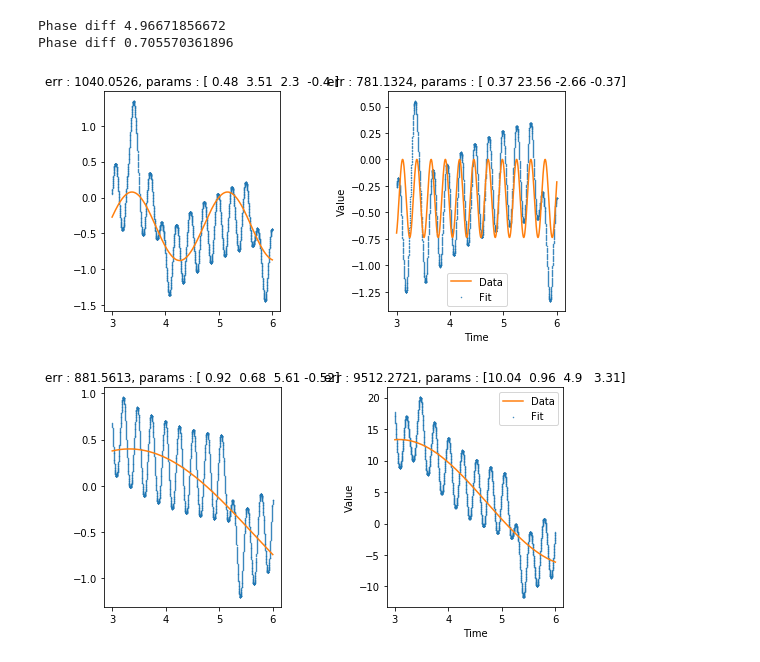
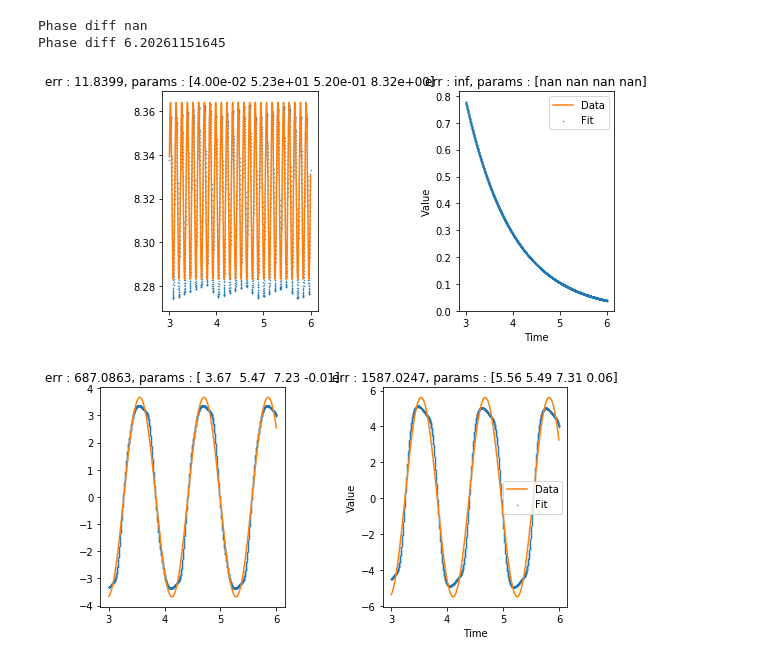
Before and after one commit to Raphtor/cpg_search, a Jupyter notebook: Motif_result_processing_step2.ipynb, the cells around one changed output. Cells and saved outputs as stored; diff of their text form; code cells hidden in the pictures.

```diff
--- a/Motif_result_processing_step2.ipynb
+++ b/Motif_result_processing_step2.ipynb
@@ -25,7 +25,7 @@ from tqdm import tqdm
 def load_file(fn):
     pass
 # %%
-path = './data_s2_s0_f_sc-1'
+path = './data_s2_s0_f_cfg'
 # Generator over filenames so they're not loaded into memory
 _fr,_dirname,files = os.walk(path).next()
 # files = ['oRcLcZcqfYfQcWcqcDcofqcXcOcncxfZcgfLc7cocrcpcVc8cRc1cWfjcQc7c6cE.pkl']
@@ -41,37 +41,37 @@ for i,fn in enumerate(files):
     ret['motor_values'] = np.array(ret['motor_values'])
 #     tslc = slice(1000,None)
     tslc = slice(3000,6000)
 
     ax[0].scatter(ret['time'][tslc], ret['motor_values'][tslc,0], s=0.2)
     ax[1].scatter(ret['time'][tslc], ret['motor_values'][tslc,1], s=0.2)
     params, cov,err,yhat = fit_curve(ret, tslc, motor_id=0)
     params = fix_amp_phase(params)
     c1 = params[2]
     ax[0].plot(ret['time'][tslc], yhat, color='tab:orange')
     ax[0].title.set_text("err : {}, params : {}".format(np.round(err,4),np.round(params,2)))
 
     params, cov,err,yhat = fit_curve(ret, tslc, motor_id=1)
     params = fix_amp_phase(params)
     c2 = params[2]
     ax[1].plot(ret['time'][tslc], yhat, color='tab:orange')
     ax[1].title.set_text("err : {}, params : {}".format(np.round(err,4),np.round(params,2)))
     print('Phase diff {}'.format((c1-c2) % (2*np.pi)) )
 #     params[0] = 0.001
 
     ax[1].legend(['Data','Fit'])
     ax[1].set_ylabel('Value')
     ax[1].set_xlabel('Time')
     plt.tight_layout()
     if i > 0:
         break
 
 
 #     with ) as fp:
 # %% [output]
-Phase diff 4.96671856672
-Phase diff 0.705570361896
+Phase diff nan
+Phase diff 6.20261151645
-[figure, old version]
+[figure, new version]
-[figure, old version]
+[figure, new version]
 # %%
 datafiles = os.listdir(path)
 # %%
```
Also changed, not shown: parts of 2 cells of this notebook, 9 other files.
